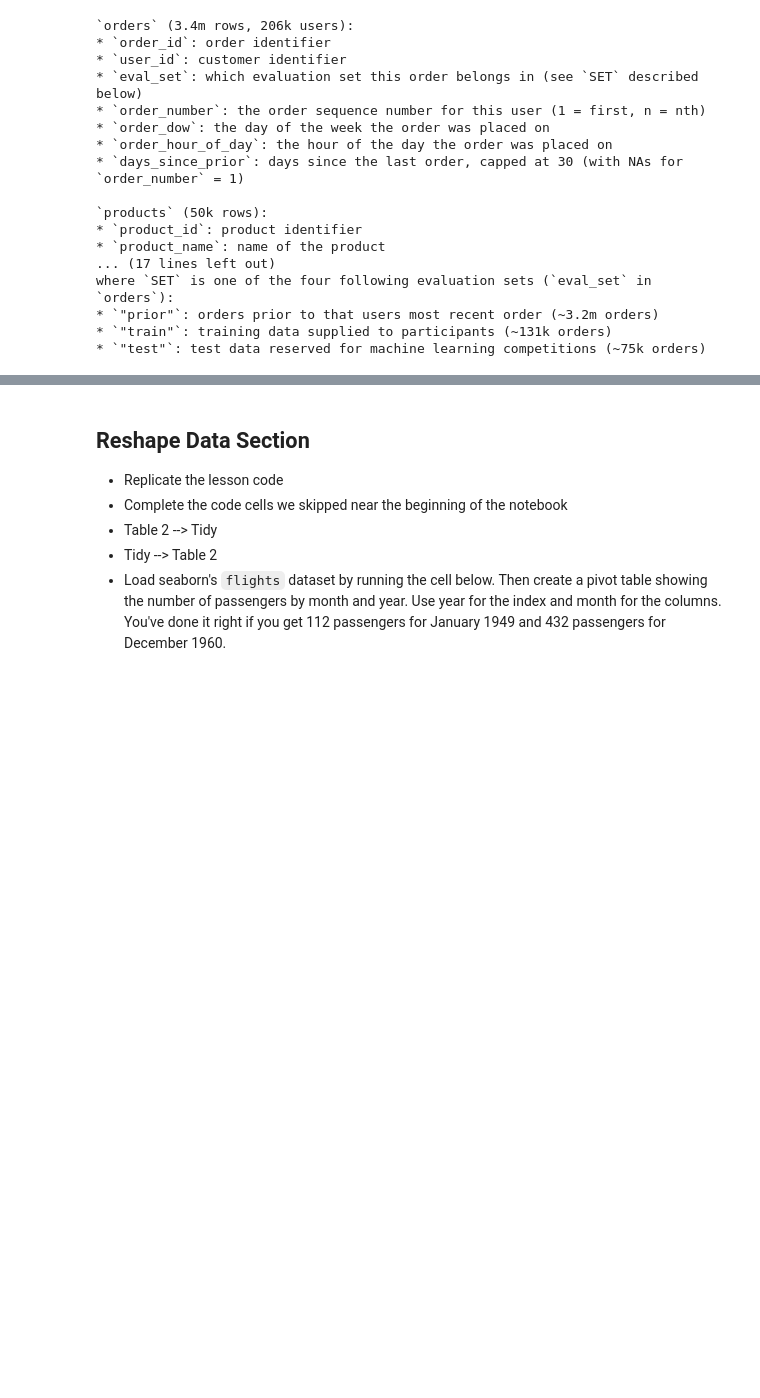
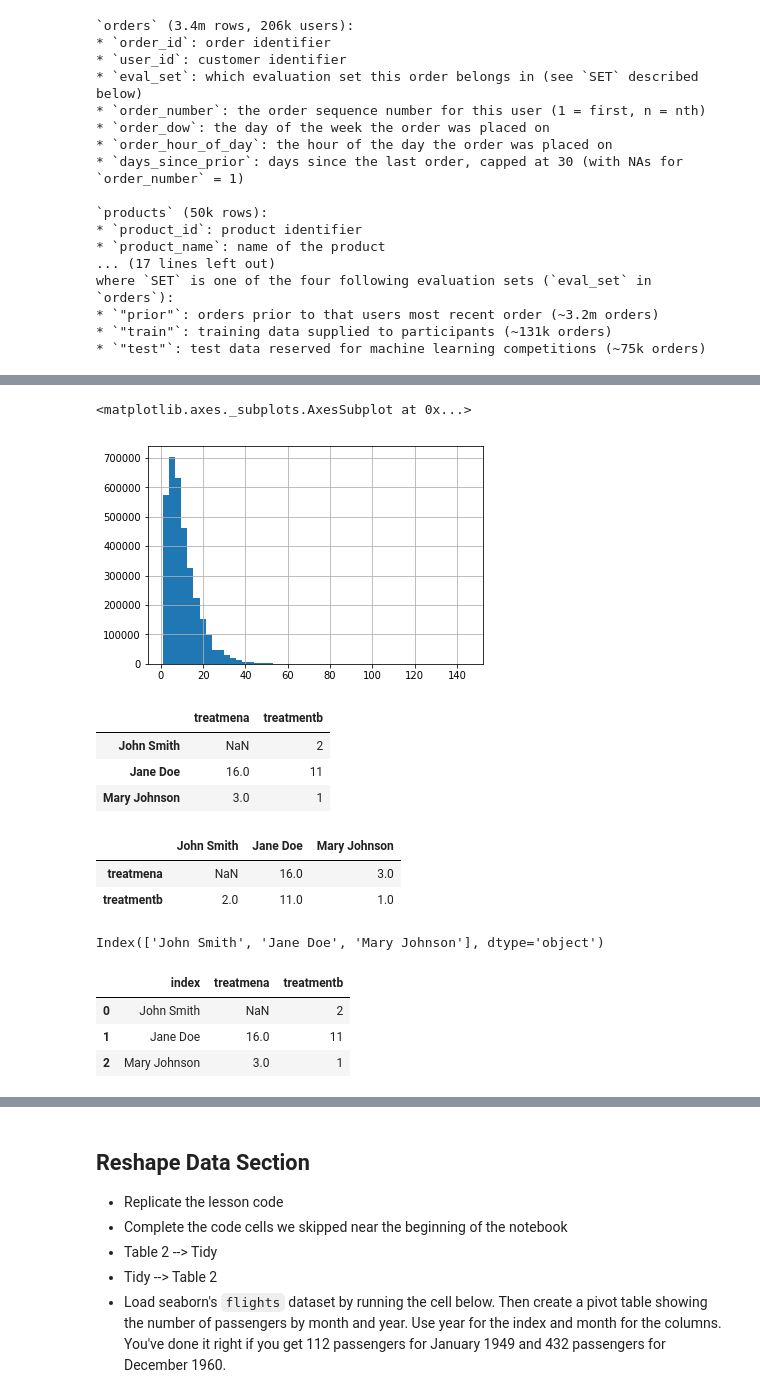
Before and after one commit to bloominstituteoftechnology/DS-Unit-1-Sprint-2-Data-Wrangling-and-Storytelling, a Jupyter notebook: module1-join-and-reshape-data/LS_DS_121_Join_and_Reshape_Data_Assignment.ipynb, the cells around one changed output, grey strips where cells are left out. Saved outputs shown, nothing was run; the diff lists cells and outputs as text; code cells hidden in the pictures; blank space fills up the shorter version.

```diff
--- a/module1-join-and-reshape-data/LS_DS_121_Join_and_Reshape_Data_Assignment.ipynb
+++ b/module1-join-and-reshape-data/LS_DS_121_Join_and_Reshape_Data_Assignment.ipynb
@@ -275,0 +561,6 @@ Name: product_name, Length: 49688, dtype: int64
+# %%
+# Change bins to get better look
+grouped_orders['product_id'].count().hist(bins=50)
+# %% [output]
+<matplotlib.axes._subplots.AxesSubplot at 0x...>
+[figure, added]
@@ -275,0 +575,29 @@ Name: product_name, Length: 49688, dtype: int64
+# %%
+# Check table1
+table1
+# %% [output]
+|  | treatmena | treatmentb |
+| John Smith | NaN | 2 |
+| Jane Doe | 16.0 | 11 |
+| Mary Johnson | 3.0 | 1 |
+# %%
+# Check table2
+table2
+# %% [output]
+|  | John Smith | Jane Doe | Mary Johnson |
+| treatmena | NaN | 16.0 | 3.0 |
+| treatmentb | 2.0 | 11.0 | 1.0 |
+# %%
+# Table 1 --> Tidy
+table1.index
+# %% [output]
+Index(['John Smith', 'Jane Doe', 'Mary Johnson'], dtype='object')
+# %%
+# reset index
+table1 = table1.reset_index()
+table1
+# %% [output]
+|  | index | treatmena | treatmentb |
+| 0 | John Smith | NaN | 2 |
+| 1 | Jane Doe | 16.0 | 11 |
+| 2 | Mary Johnson | 3.0 | 1 |
```
Also changed, not shown: parts of 102 cells of this notebook.
